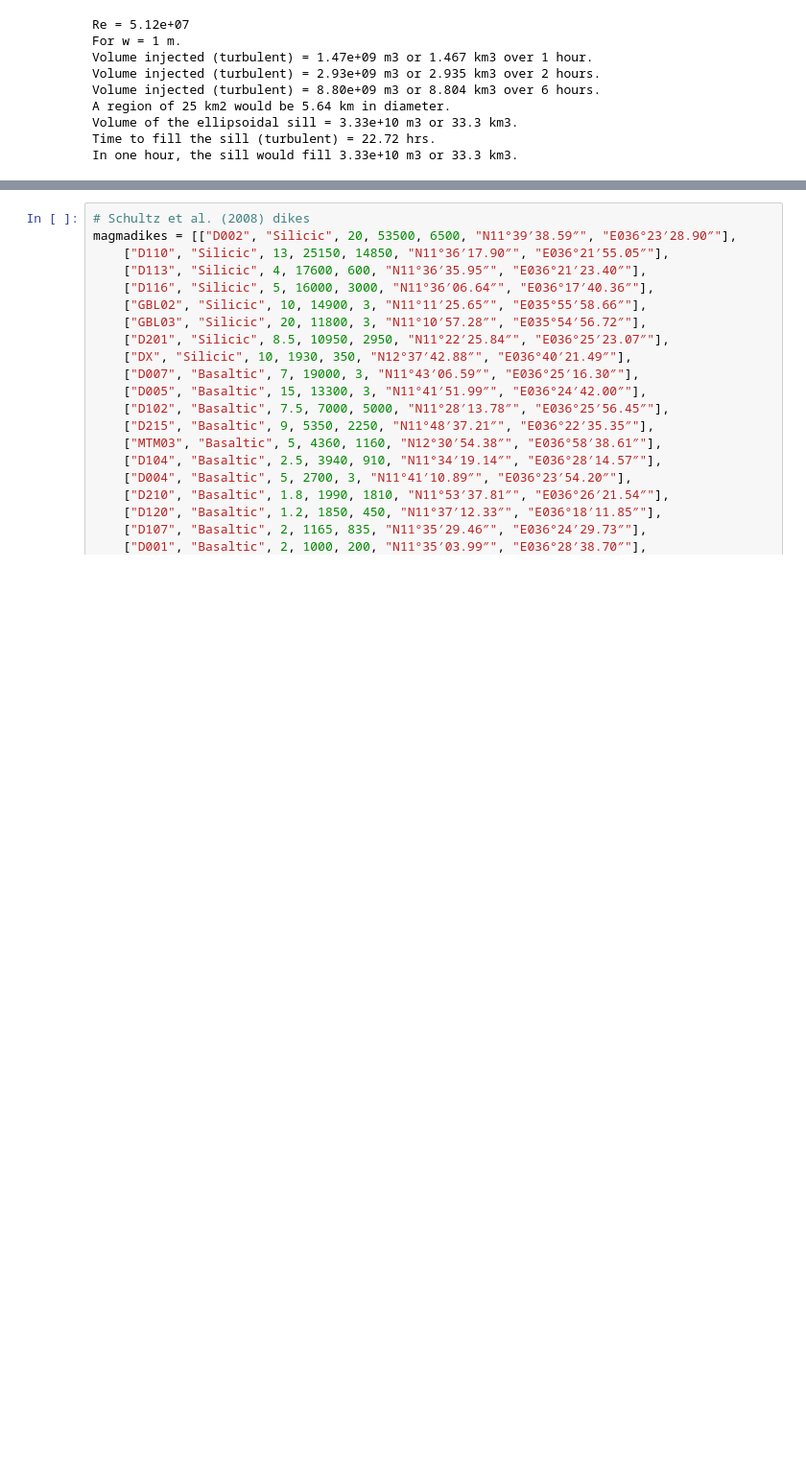
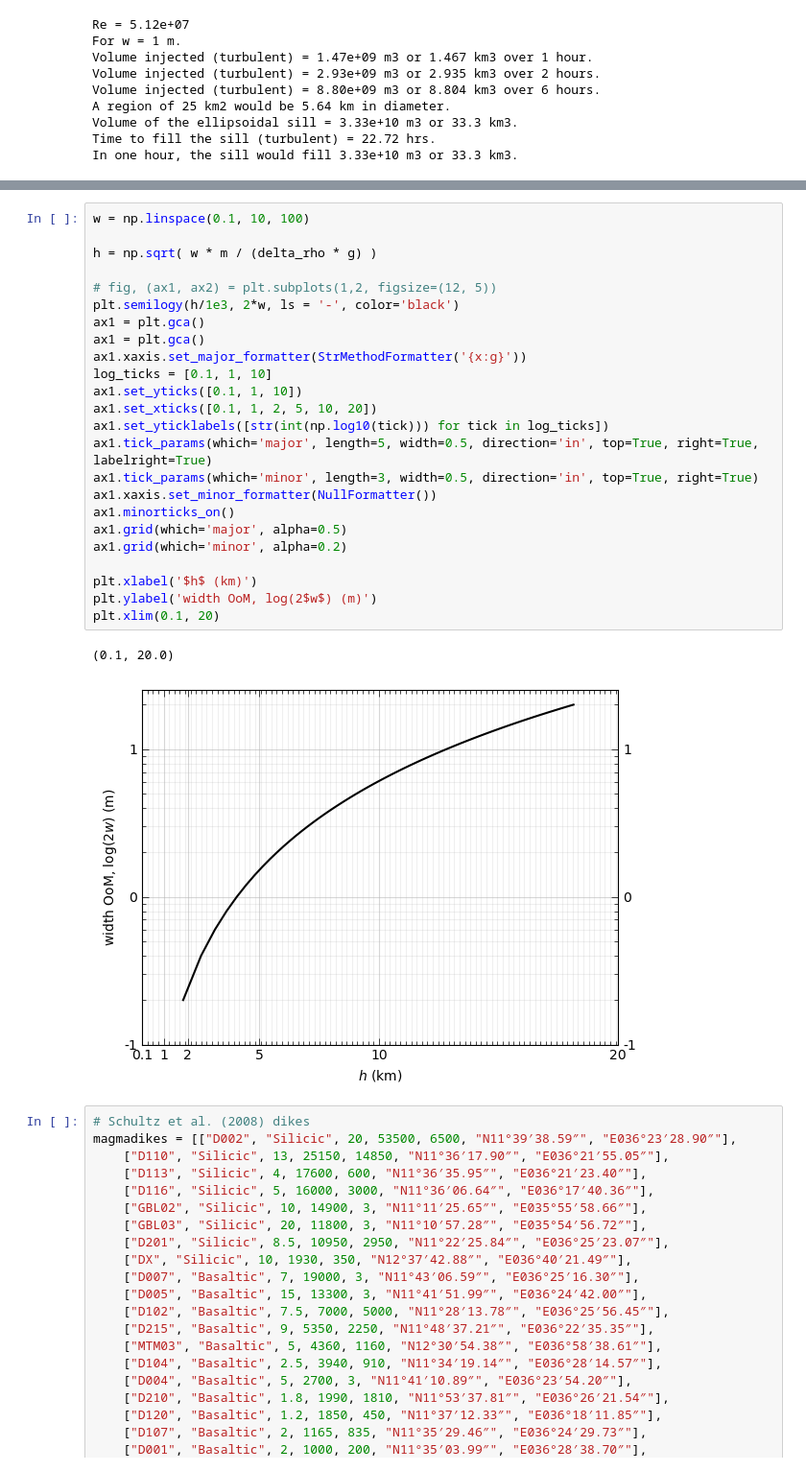
Before and after one commit to CottomR-et-al/Europa-ice-ocean-exchange, a Jupyter notebook: F25_Dikes_Europa.ipynb, the cells around one changed output, grey strips where cells are left out. Shown at 96% size. Drawn from its saved outputs; the diff is of its cells as text; blank space fills up the shorter version.

```diff
--- a/F25_Dikes_Europa.ipynb
+++ b/F25_Dikes_Europa.ipynb
@@ -459,3 +471,30 @@ array([22638.46284534, 12074.65998665,  9218.86311786,  7744.24975419,
+# %%
+w = np.linspace(0.1, 10, 100)
+
+h = np.sqrt( w * m / (delta_rho * g) )
+
+# fig, (ax1, ax2) = plt.subplots(1,2, figsize=(12, 5))
+plt.semilogy(h/1e3, 2*w, ls = '-', color='black')
+ax1 = plt.gca()
+ax1 = plt.gca()
+ax1.xaxis.set_major_formatter(StrMethodFormatter('{x:g}'))
+log_ticks = [0.1, 1, 10]
+ax1.set_yticks([0.1, 1, 10])
+ax1.set_xticks([0.1, 1, 2, 5, 10, 20])
+ax1.set_yticklabels([str(int(np.log10(tick))) for tick in log_ticks])
+ax1.tick_params(which='major', length=5, width=0.5, direction='in', top=True, right=True, labelright=True)
+ax1.tick_params(which='minor', length=3, width=0.5, direction='in', top=True, right=True)
+ax1.xaxis.set_minor_formatter(NullFormatter())
+ax1.minorticks_on()
+ax1.grid(which='major', alpha=0.5)
+ax1.grid(which='minor', alpha=0.2)
+
+plt.xlabel('$h$ (km)')
+plt.ylabel('width OoM, log(2$w$) (m)')
+plt.xlim(0.1, 20)
+# %% [output]
+(0.1, 20.0)
+[figure, added]
 # %%
 # Schultz et al. (2008) dikes
 magmadikes = [["D002", "Silicic", 20, 53500, 6500, "N11°39′38.59″", "E036°23′28.90″"],
```
Also changed, not shown: parts of 5 cells of this notebook, 1 other file.
